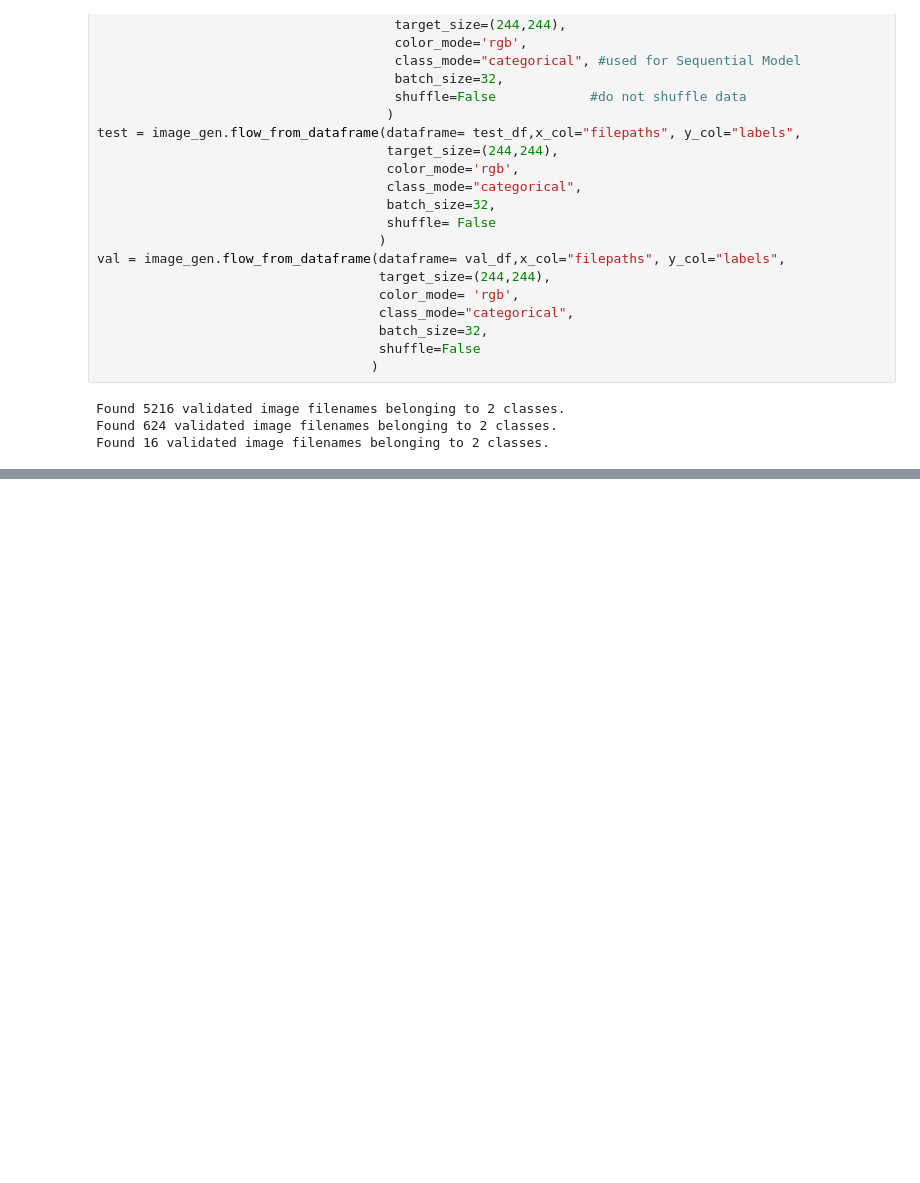
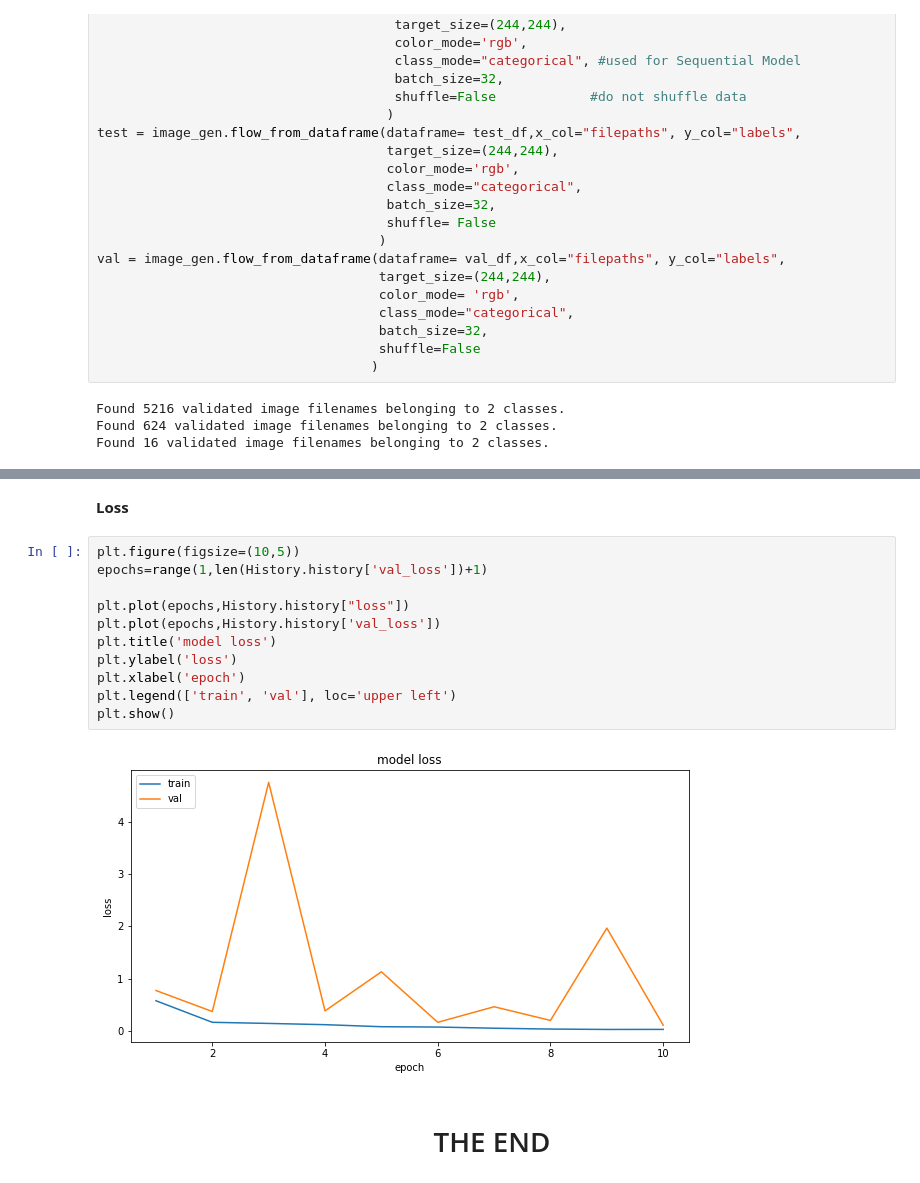
Before and after one commit to Rahulraj31/Chest_Xray_Pneumonia, a Jupyter notebook: Chest_X_ray.ipynb, the cells around one changed output, grey strips where cells are left out. Drawn from its saved outputs; the diff is of its cells as text; blank space fills up the shorter version.

```diff
--- a/Chest_X_ray.ipynb
+++ b/Chest_X_ray.ipynb
@@ -225,0 +322,17 @@ Epoch 10/10
+# %% [markdown]
+**Loss**
+# %%
+plt.figure(figsize=(10,5))
+epochs=range(1,len(History.history['val_loss'])+1)
+
+plt.plot(epochs,History.history["loss"])
+plt.plot(epochs,History.history['val_loss'])
+plt.title('model loss')
+plt.ylabel('loss')
+plt.xlabel('epoch')
+plt.legend(['train', 'val'], loc='upper left')
+plt.show()
+# %% [output]
+[figure, added]
+# %% [markdown]
+<h1 align = center>THE END</h1>
```
Also changed, not shown: parts of 25 cells of this notebook.
